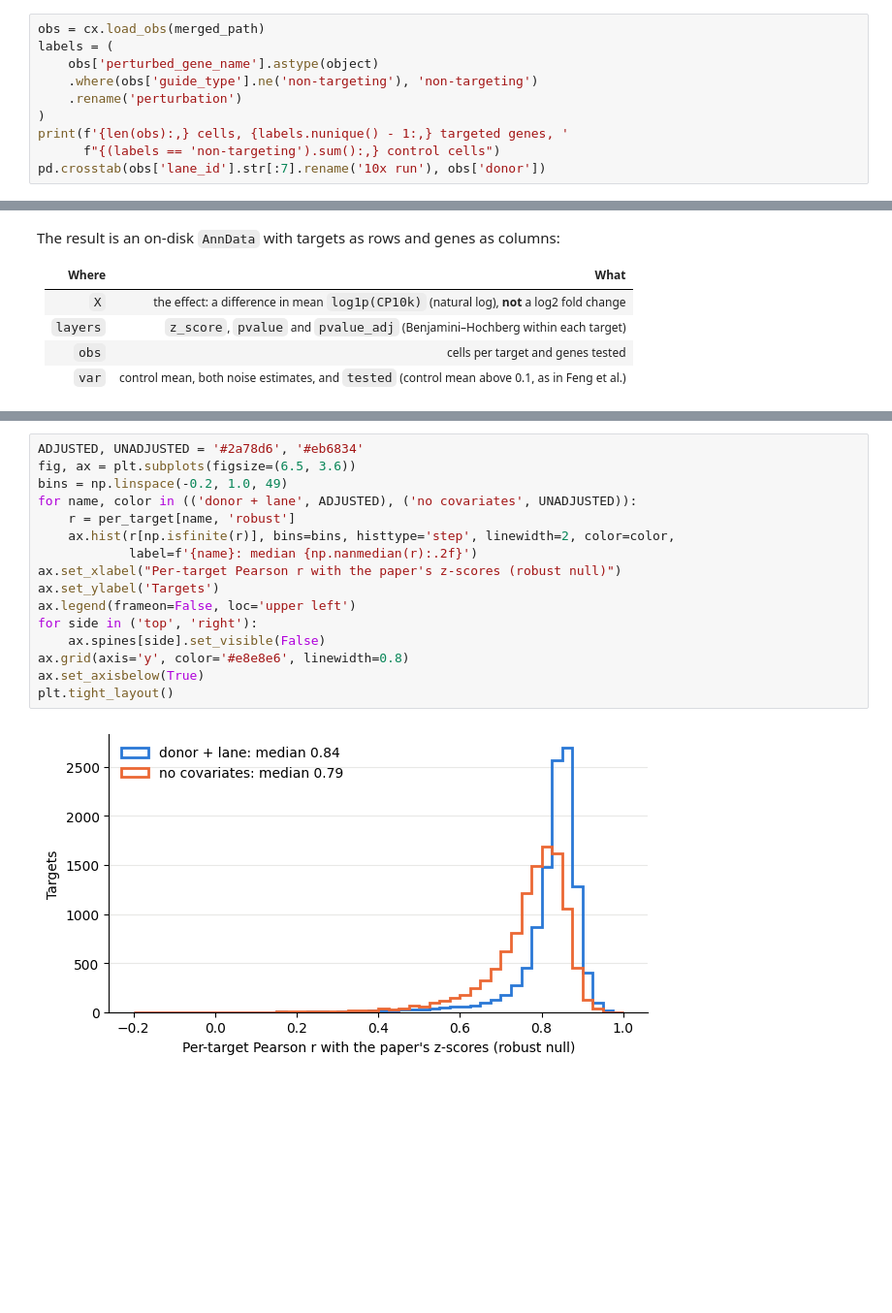
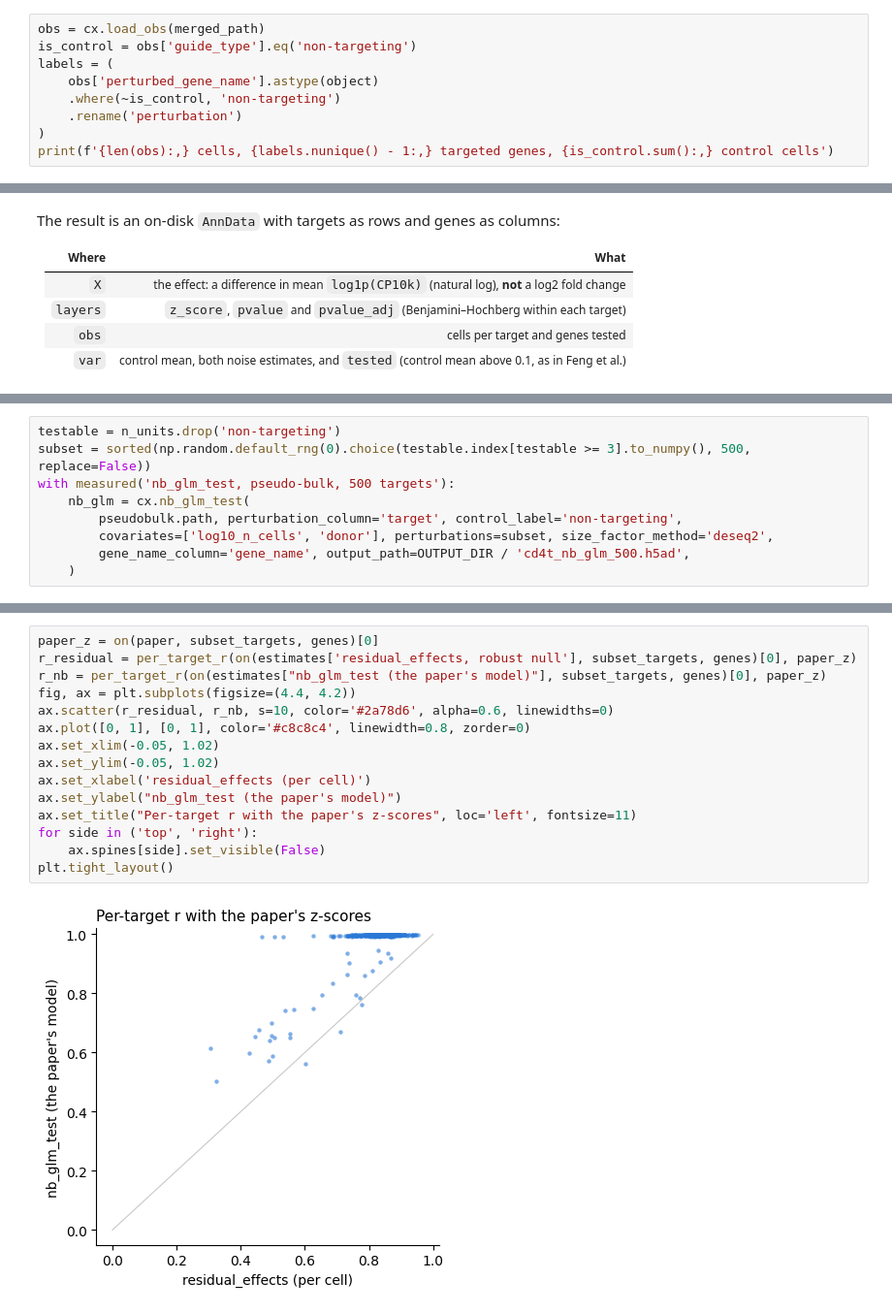
Before and after one commit to JinHongDu-Lab/crispyx, a Jupyter notebook: docs/notebooks/residual_effects_tutorial.ipynb, the cells around one changed output, grey strips where cells are left out. Shown at 97% size. Saved outputs shown, nothing was run; the diff lists cells and outputs as text; blank space fills up the shorter version.

```diff
--- a/docs/notebooks/residual_effects_tutorial.ipynb
+++ b/docs/notebooks/residual_effects_tutorial.ipynb
@@ -186,12 +178,11 @@ unique.
 # %%
 obs = cx.load_obs(merged_path)
+is_control = obs['guide_type'].eq('non-targeting')
 labels = (
     obs['perturbed_gene_name'].astype(object)
-    .where(obs['guide_type'].ne('non-targeting'), 'non-targeting')
+    .where(~is_control, 'non-targeting')
     .rename('perturbation')
 )
-print(f'{len(obs):,} cells, {labels.nunique() - 1:,} targeted genes, '
-      f"{(labels == 'non-targeting').sum():,} control cells")
-pd.crosstab(obs['lane_id'].str[:7].rename('10x run'), obs['donor'])
+print(f'{len(obs):,} cells, {labels.nunique() - 1:,} targeted genes, {is_control.sum():,} control cells')
 # %% [output]
 7,386,295 cells, 12,636 targeted genes, 313,989 control cells
@@ -337,0 +283,9 @@ print(f"{len(main['targets']):,} perturbations x {len(main['genes']):,} genes, "
+# %%
+testable = n_units.drop('non-targeting')
+subset = sorted(np.random.default_rng(0).choice(testable.index[testable >= 3].to_numpy(), 500, replace=False))
+with measured('nb_glm_test, pseudo-bulk, 500 targets'):
+    nb_glm = cx.nb_glm_test(
+        pseudobulk.path, perturbation_column='target', control_label='non-targeting',
+        covariates=['log10_n_cells', 'donor'], perturbations=subset, size_factor_method='deseq2',
+        gene_name_column='gene_name', output_path=OUTPUT_DIR / 'cd4t_nb_glm_500.h5ad',
+    )
@@ -394,18 +420,17 @@ pd.DataFrame(comparison).set_index(['design', 'null']).round(3)
 # %%
-ADJUSTED, UNADJUSTED = '#2a78d6', '#eb6834'
-fig, ax = plt.subplots(figsize=(6.5, 3.6))
-bins = np.linspace(-0.2, 1.0, 49)
-for name, color in (('donor + lane', ADJUSTED), ('no covariates', UNADJUSTED)):
-    r = per_target[name, 'robust']
-    ax.hist(r[np.isfinite(r)], bins=bins, histtype='step', linewidth=2, color=color,
-            label=f'{name}: median {np.nanmedian(r):.2f}')
-ax.set_xlabel("Per-target Pearson r with the paper's z-scores (robust null)")
-ax.set_ylabel('Targets')
-ax.legend(frameon=False, loc='upper left')
+paper_z = on(paper, subset_targets, genes)[0]
+r_residual = per_target_r(on(estimates['residual_effects, robust null'], subset_targets, genes)[0], paper_z)
+r_nb = per_target_r(on(estimates["nb_glm_test (the paper's model)"], subset_targets, genes)[0], paper_z)
+fig, ax = plt.subplots(figsize=(4.4, 4.2))
+ax.scatter(r_residual, r_nb, s=10, color='#2a78d6', alpha=0.6, linewidths=0)
+ax.plot([0, 1], [0, 1], color='#c8c8c4', linewidth=0.8, zorder=0)
+ax.set_xlim(-0.05, 1.02)
+ax.set_ylim(-0.05, 1.02)
+ax.set_xlabel('residual_effects (per cell)')
+ax.set_ylabel("nb_glm_test (the paper's model)")
+ax.set_title("Per-target r with the paper's z-scores", loc='left', fontsize=11)
 for side in ('top', 'right'):
     ax.spines[side].set_visible(False)
-ax.grid(axis='y', color='#e8e8e6', linewidth=0.8)
-ax.set_axisbelow(True)
 plt.tight_layout()
 # %% [output]
-[figure, old version]
+[figure, new version]
```
Also changed, not shown: parts of 36 cells of this notebook, 2 other files.
